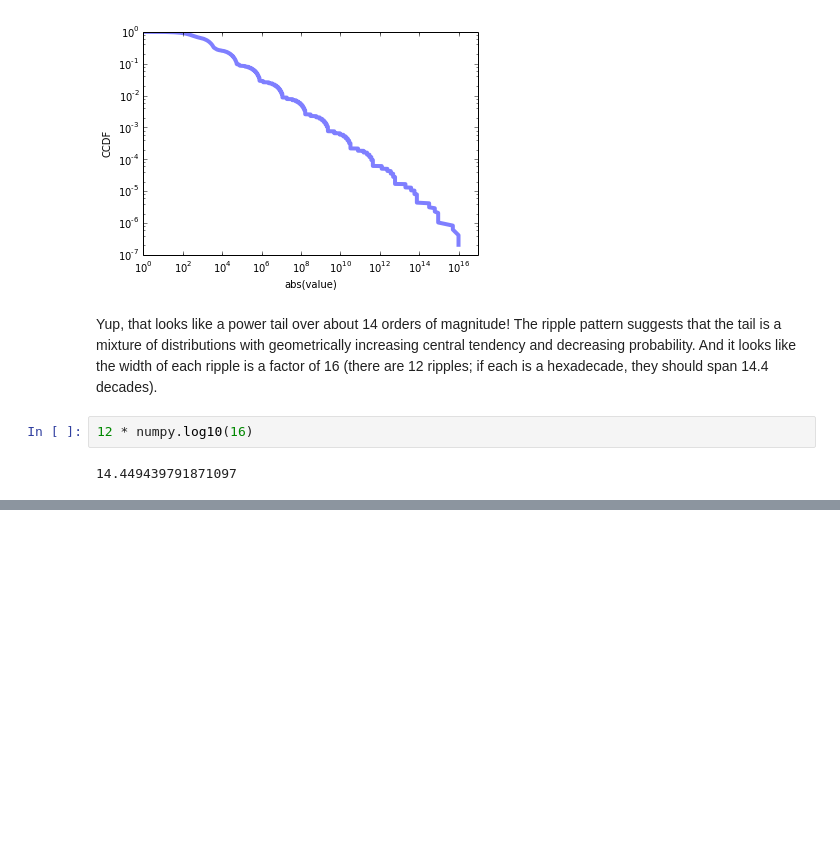
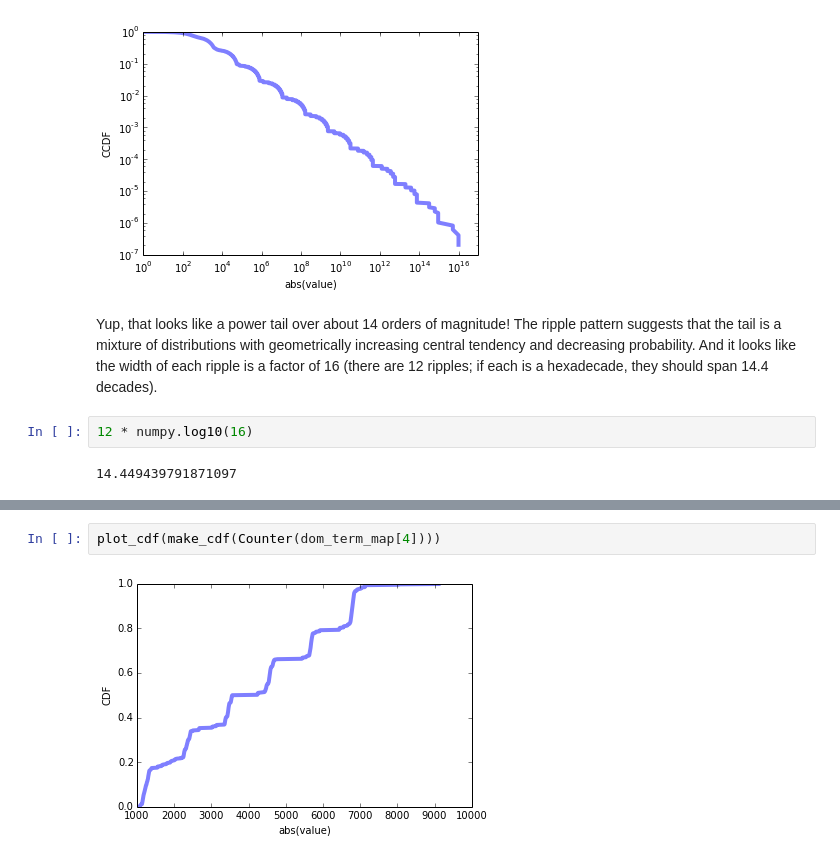
Before and after one commit to AllenDowney/ThinkStats2, a Jupyter notebook: code/puzzle1.ipynb, the cells around one changed output, grey strips where cells are left out. Cells and saved outputs as stored; diff of their text form; blank space fills up the shorter version.

```diff
--- a/code/puzzle1.ipynb
+++ b/code/puzzle1.ipynb
@@ -283,0 +323,4 @@ Yup, that looks like a power tail over about 14 orders of magnitude!  The ripple
+# %%
+plot_cdf(make_cdf(Counter(dom_term_map[4])))
+# %% [output]
+[figure, added]
```
Also changed, not shown: parts of 40 cells of this notebook.
